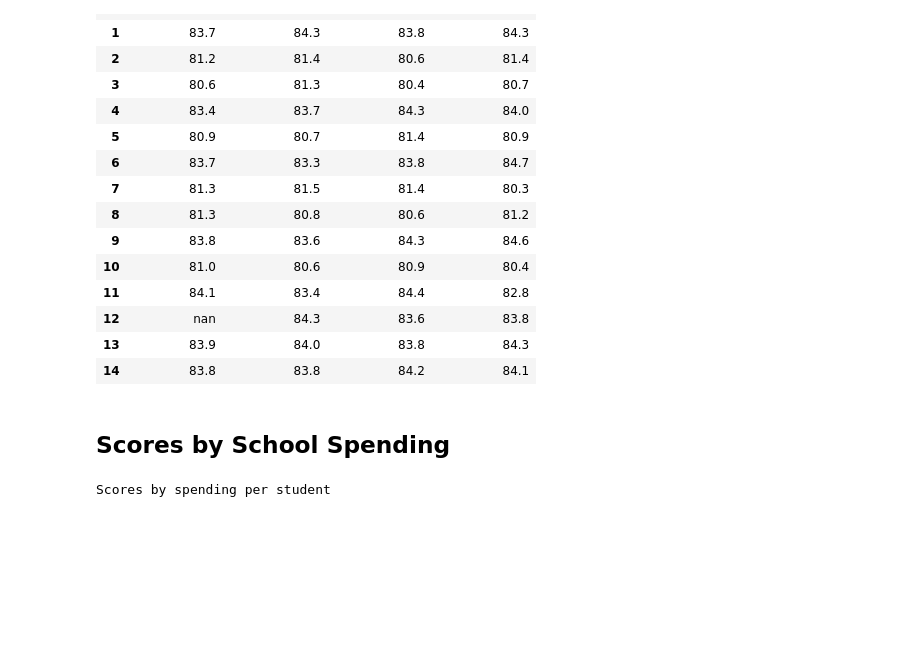
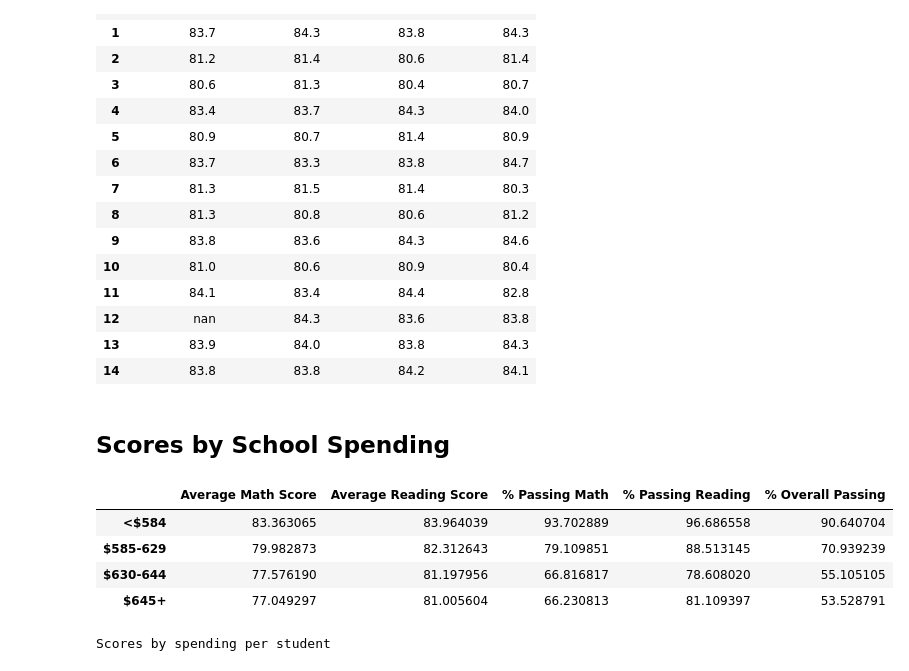
Before and after one commit to ethiry99/HW4_PyCitySchools, a Jupyter notebook: PyCitySchools.ipynb, the cells around one changed output. Saved outputs shown, nothing was run; the diff lists cells and outputs as text; code cells hidden in the pictures; blank space fills up the shorter version.

```diff
--- a/PyCitySchools.ipynb
+++ b/PyCitySchools.ipynb
@@ -578,12 +577,20 @@ per_budget_pass_both_rate=per_budget_pass_both / per_budget_counts*100
 # %%
 # Create the DataFrame
 
 scores_by_budget_df=pd.DataFrame({
     "Average Math Score":per_budget_math,
     "Average Reading Score":per_budget_read,
     "% Passing Math":per_budget_pass_math_rate,
     "% Passing Reading":per_budget_pass_read_rate,
     "% Overall Passing":per_budget_pass_both_rate})
+
+scores_by_budget_df
+# %% [output]
+|  | Average Math Score | Average Reading Score | % Passing Math | % Passing Reading | % Overall Passing |
+| <$584 | 83.363065 | 83.964039 | 93.702889 | 96.686558 | 90.640704 |
+| $585-629 | 79.982873 | 82.312643 | 79.109851 | 88.513145 | 70.939239 |
+| $630-644 | 77.576190 | 81.197956 | 66.816817 | 78.608020 | 55.105105 |
+| $645+ | 77.049297 | 81.005604 | 66.230813 | 81.109397 | 53.528791 |
 # %%
 # Format the DataFrame
 scores_by_budget_df["Average Math Score"]=scores_by_budget_df["Average Math Score"].map("{:.1f}".format)
```
Also changed, not shown: parts of 1 cell of this notebook, 1 other file.
